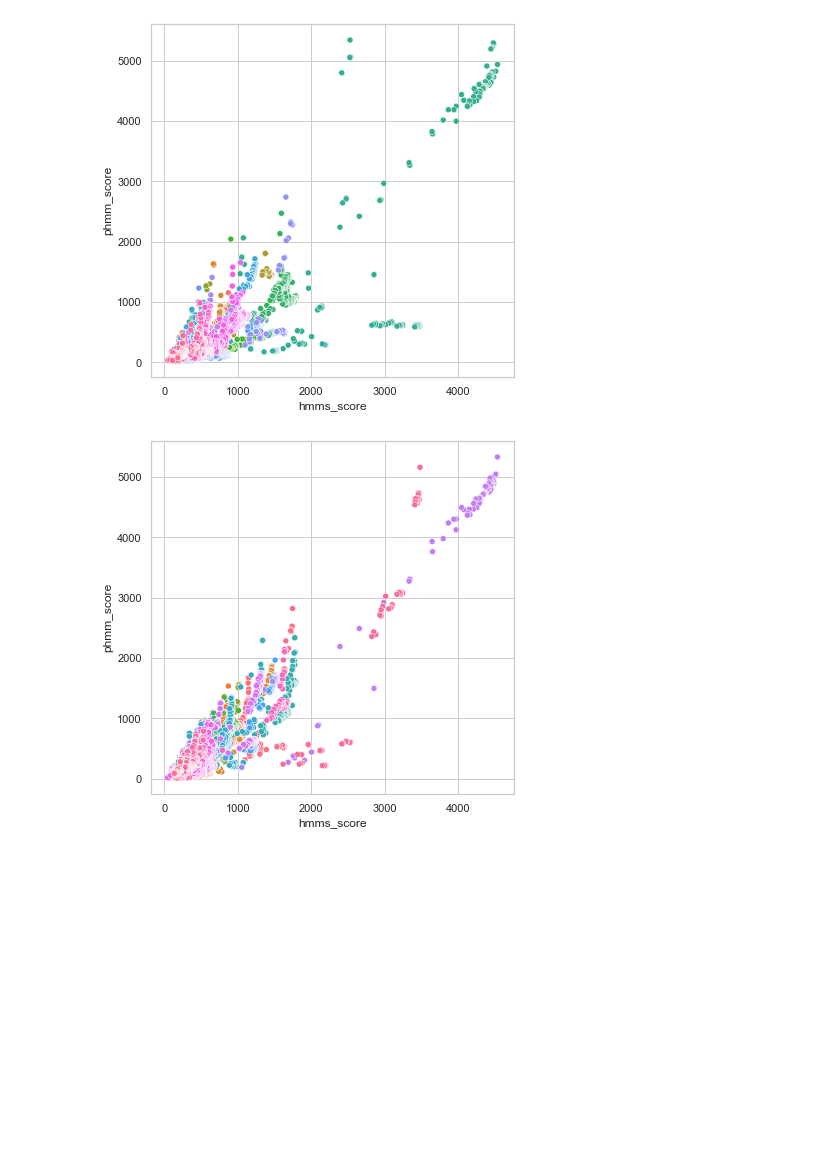
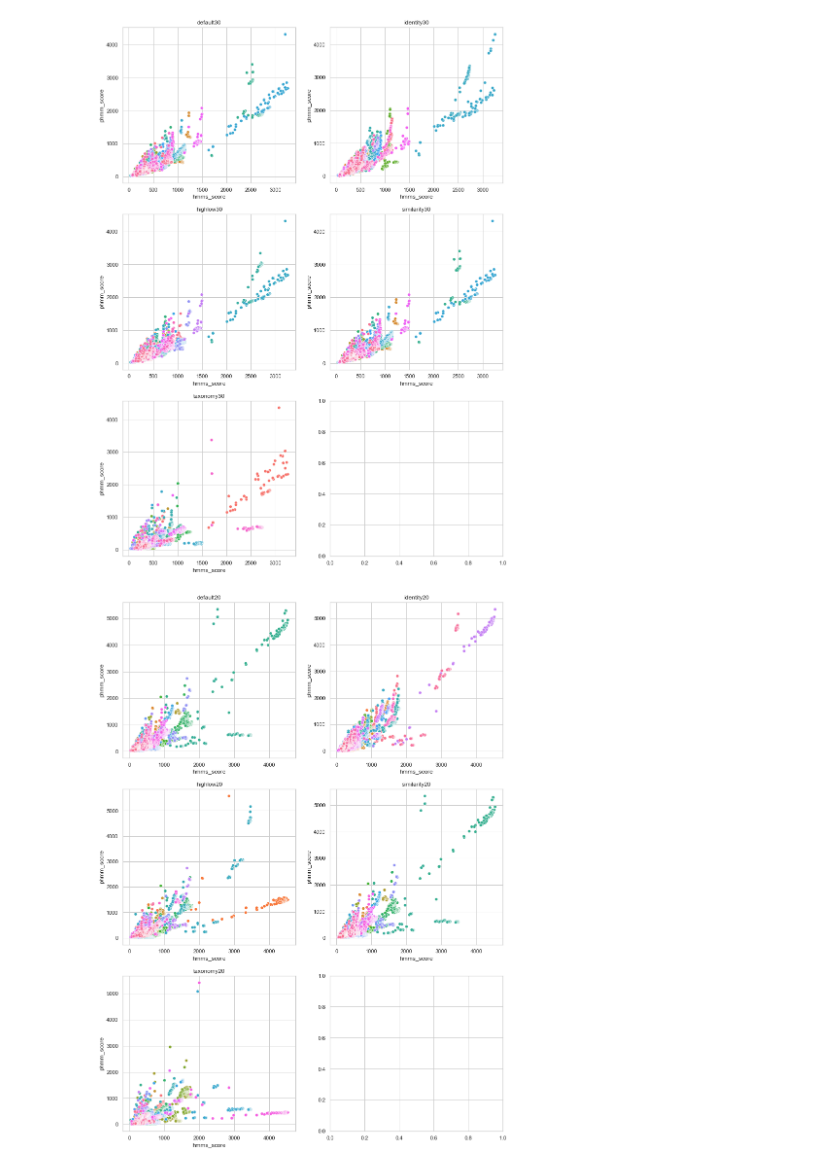
Before and after one commit to algbio/alignment-safety, a Jupyter notebook: pipeline/analysis/references.ipynb, the cells around one changed output. Cells and saved outputs as stored; diff of their text form; code cells hidden in the pictures; blank space fills up the shorter version.

```diff
--- a/pipeline/analysis/references.ipynb
+++ b/pipeline/analysis/references.ipynb
@@ -50,15 +50,18 @@ def read_len(path):
         a.append((id, seq, len(seq)))
     return pd.DataFrame(a, columns=["seq", "str", "seqlen"]).set_index("seq").rename_axis(index=None)
 # %%
-def splot(df, x, y, hue=None, legend=True, ylog=False):
-    f, ax = plt.subplots(figsize=(6.5,6.5))
+def splot(dfs, x, y, hue=None, legend=True, ylog=False):
+    f, ax = plt.subplots(3,2, figsize=(14,20))
     sb.set_theme(style="whitegrid")
     if ylog:
         ax.set(yscale="log")
-    sb.scatterplot(x=x, y=y, hue=hue, ax=ax, data=df)
-    ax.legend(loc="center left", bbox_to_anchor=(1, 0.5))
-    if ax.get_legend() and not legend:
-        ax.get_legend().remove()
+        ax.legend(loc="center left", bbox_to_anchor=(1, 0.5))
+    ax = ax.flatten()
+    for i, key in enumerate(dfs.keys()):
+        sb.scatterplot(x=x, y=y, hue=hue, ax=ax[i], data=dfs[key]).set_title(key)
+        if ax[i].get_legend() and not legend:
+            ax[i].get_legend().remove()
+    f.show()
 # %%
 def load_all(path, normalise=False):
     hmms_files = sorted(glob.glob(path.replace("$$$", "hmmsearch")))
@@ -110,12 +115,20 @@ splot(sim40, "hmms_score", "phmm_score", hue="reference", legend=False)
+# %%
+df30 = load_all("./../out/clustering/uniprot_sprot.30.multi-step/$$$/*.out")
+ide30 = load_all("./../out/identity/uniprot_sprot.30.multi-step/$$$/*.out")
+hl30 = load_all("./../out/highlow/uniprot_sprot.30.multi-step/$$$/*.out")
+sim30 = load_all("./../out/similarity/uniprot_sprot.30.multi-step/$$$/*.out")
+tax30 = load_all("./../out/taxonomy/uniprot_sprot.30.multi-step/$$$/*.out")
+dict30 = {"default30":df30, "identity30":ide30, "highlow30":hl30, "similarity30":sim30, "taxonomy30":tax30}
+splot(dict30, "hmms_score", "phmm_score", hue="reference", legend=False)
+# %% [output]
+[figure, added]
 # %%
-df20 = load_all("./../out/uniprot_sprot.20.multi-step/$$$/*.out")
-ide20 = load_all("./../out/uniprot_sprot.20.id.multi-step/$$$/*.out")
-hl20 = load_all("./../out/uniprot_sprot.20.hl.multi-step/$$$/*.out")
-sim20 = load_all("./../out/uniprot_sprot.20.s.multi-step/$$$/*.out")
-splot(df20, "hmms_score", "phmm_score", hue="reference", legend=False)
-splot(ide20, "hmms_score", "phmm_score", hue="reference", legend=False)
-splot(hl20, "hmms_score", "phmm_score", hue="reference", legend=False)
-splot(sim20, "hmms_score", "phmm_score", hue="reference", legend=False)
+df20 = load_all("./../out/clustering/uniprot_sprot.20.multi-step/$$$/*.out")
+ide20 = load_all("./../out/identity/uniprot_sprot.20.multi-step/$$$/*.out")
+hl20 = load_all("./../out/highlow/uniprot_sprot.20.multi-step/$$$/*.out")
+sim20 = load_all("./../out/similarity/uniprot_sprot.20.multi-step/$$$/*.out")
+tax20 = load_all("./../out/taxonomy/uniprot_sprot.20.multi-step/$$$/*.out")
+dict20 = {"default20":df20, "identity20":ide20, "highlow20":hl20, "similarity20":sim20, "taxonomy20":tax20}
+splot(dict20, "hmms_score", "phmm_score", hue="reference", legend=False)
 # %% [output]
-[figure, old version]
+[figure, new version]
-[figure, removed]
```
Also changed, not shown: parts of 7 cells of this notebook, 3 other files.
